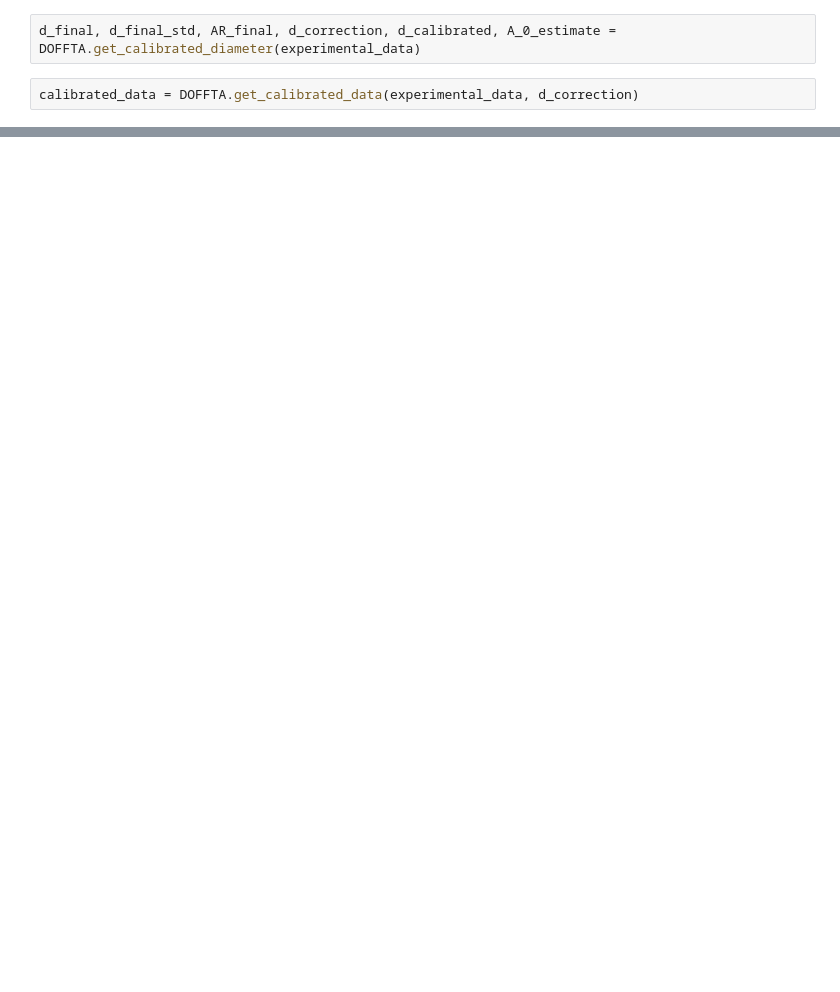
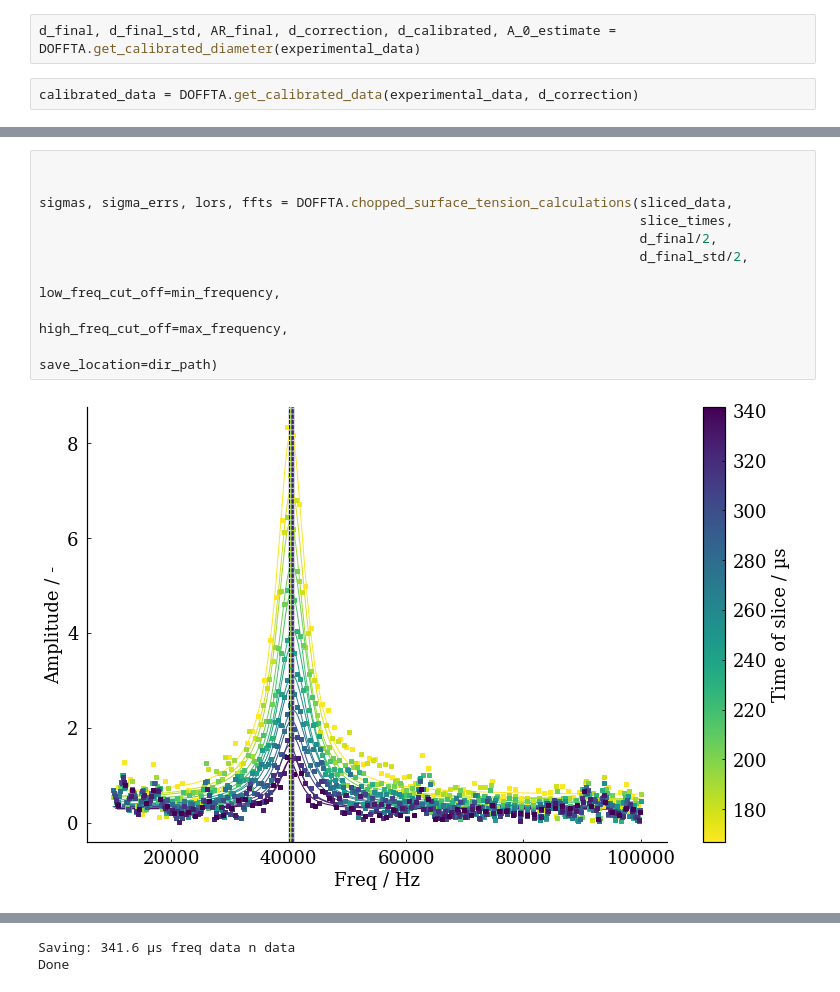
Before and after one commit to amosonabike/DOFFTA, a Jupyter notebook: Running DOFFTA.ipynb, the cells around one changed output, grey strips where cells are left out. Cells and saved outputs as stored; diff of their text form; blank space fills up the shorter version.

```diff
--- a/Running DOFFTA.ipynb
+++ b/Running DOFFTA.ipynb
@@ -89,0 +283,12 @@ Expected Diameter / µm:         40.09149493308491
+# %%
+
+
+sigmas, sigma_errs, lors, ffts = DOFFTA.chopped_surface_tension_calculations(sliced_data,
+                                                                             slice_times,
+                                                                             d_final/2,
+                                                                             d_final_std/2,
+                                                                             low_freq_cut_off=min_frequency,
+                                                                             high_freq_cut_off=max_frequency,
+                                                                             save_location=dir_path)
+# %% [output]
+[figure, added]
@@ -89,0 +296,2 @@ Expected Diameter / µm:         40.09149493308491
+Saving: 341.6 µs freq data n data
+Done
```
Also changed, not shown: parts of 15 cells of this notebook, 19 other files.
